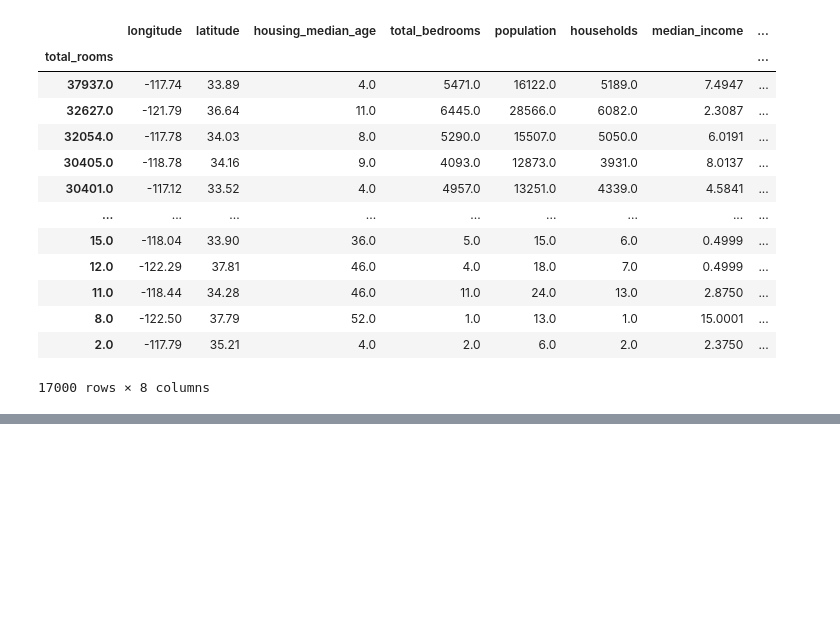
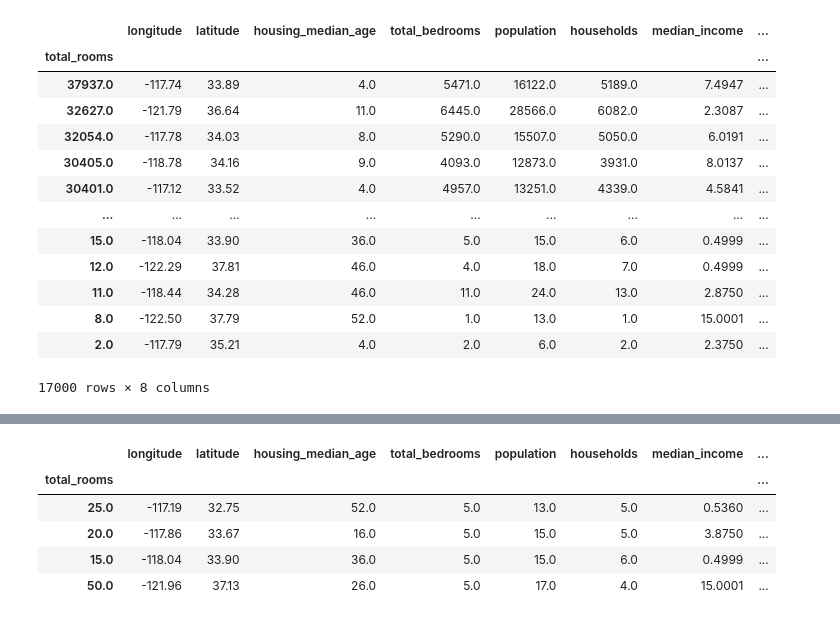
Before and after one commit to christinezuzart/Learning, a Jupyter notebook: Pandas_Refresher.ipynb, the cells around one changed output, grey strips where cells are left out. Drawn from its saved outputs; the diff is of its cells as text; code cells hidden in the pictures; blank space fills up the shorter version.

```diff
--- a/Pandas_Refresher.ipynb
+++ b/Pandas_Refresher.ipynb
@@ -410,0 +429,13 @@ df.sort_index(ascending=False)
+# %%
+filt = (df['total_bedrooms'] == 5)
+# %%
+df_filt = df[filt]
+# %%
+df_filt
+# %% [output]
+|  | longitude | latitude | housing_median_age | total_bedrooms | population | households | median_income | ... |
+| total_rooms |  |  |  |  |  |  |  | ... |
+| 25.0 | -117.19 | 32.75 | 52.0 | 5.0 | 13.0 | 5.0 | 0.5360 | ... |
+| 20.0 | -117.86 | 33.67 | 16.0 | 5.0 | 15.0 | 5.0 | 3.8750 | ... |
+| 15.0 | -118.04 | 33.90 | 36.0 | 5.0 | 15.0 | 6.0 | 0.4999 | ... |
+| 50.0 | -121.96 | 37.13 | 26.0 | 5.0 | 17.0 | 4.0 | 15.0001 | ... |
```
Also changed, not shown: parts of 14 cells of this notebook.
